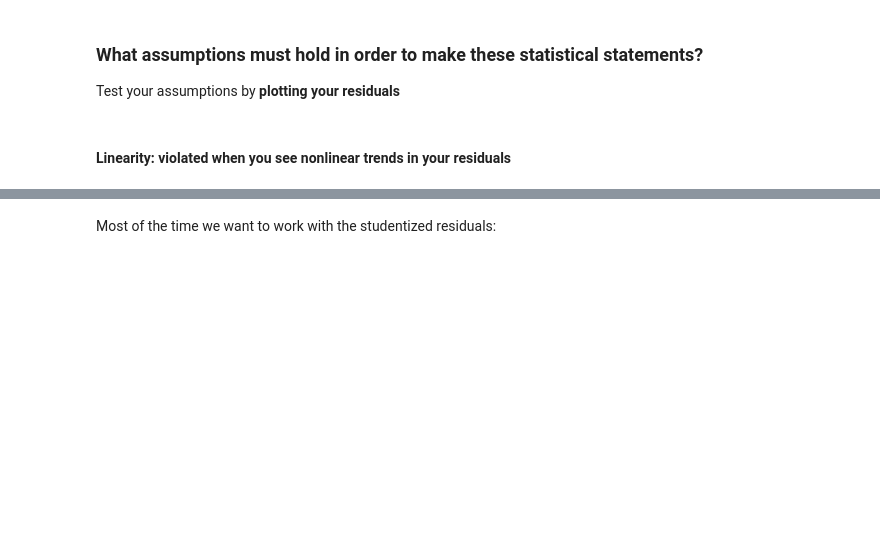
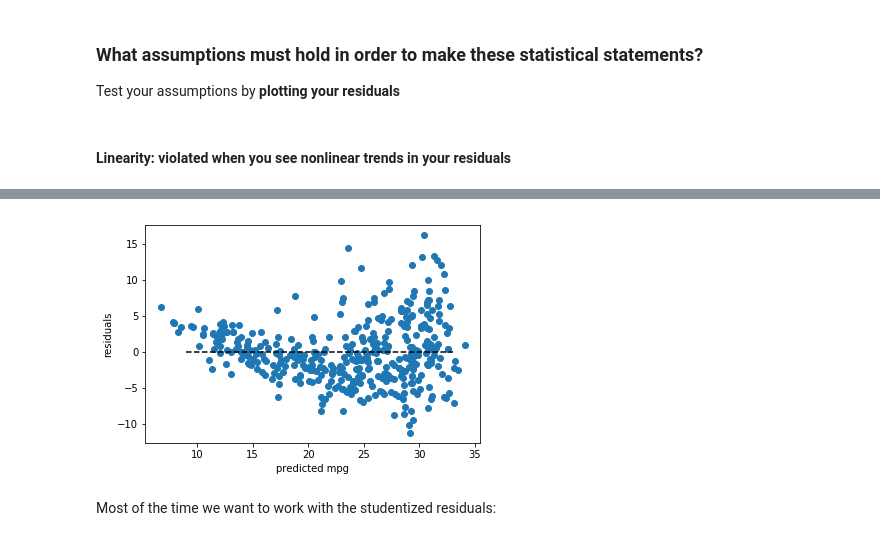
Before and after one commit to wmarshall484/DSI_LECTURES_2, a Jupyter notebook: linear-regression/moses_marsh/linear_regression.ipynb, the cells around one changed output, grey strips where cells are left out. Cells and saved outputs as stored; diff of their text form; code cells hidden in the pictures; blank space fills up the shorter version.

```diff
--- a/linear-regression/moses_marsh/linear_regression.ipynb
+++ b/linear-regression/moses_marsh/linear_regression.ipynb
@@ -416,3 +416,10 @@ plt.ylabel('residuals');
+# %%
+plt.scatter(results.fittedvalues, results.resid)
+plt.hlines(0,9, 33, 'k', linestyle='dashed')
+plt.xlabel('predicted mpg')
+plt.ylabel('residuals');
+# %% [output]
+[figure, added]
 # %% [markdown]
 Most of the time we want to work with the studentized residuals:
 # %%
```
Also changed, not shown: parts of 29 cells of this notebook.
